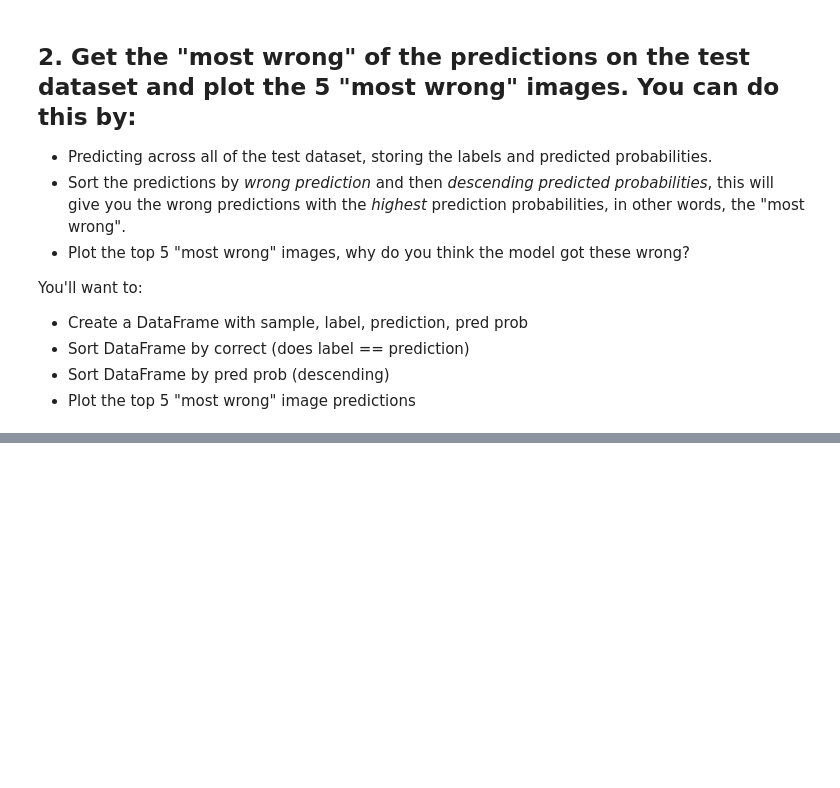
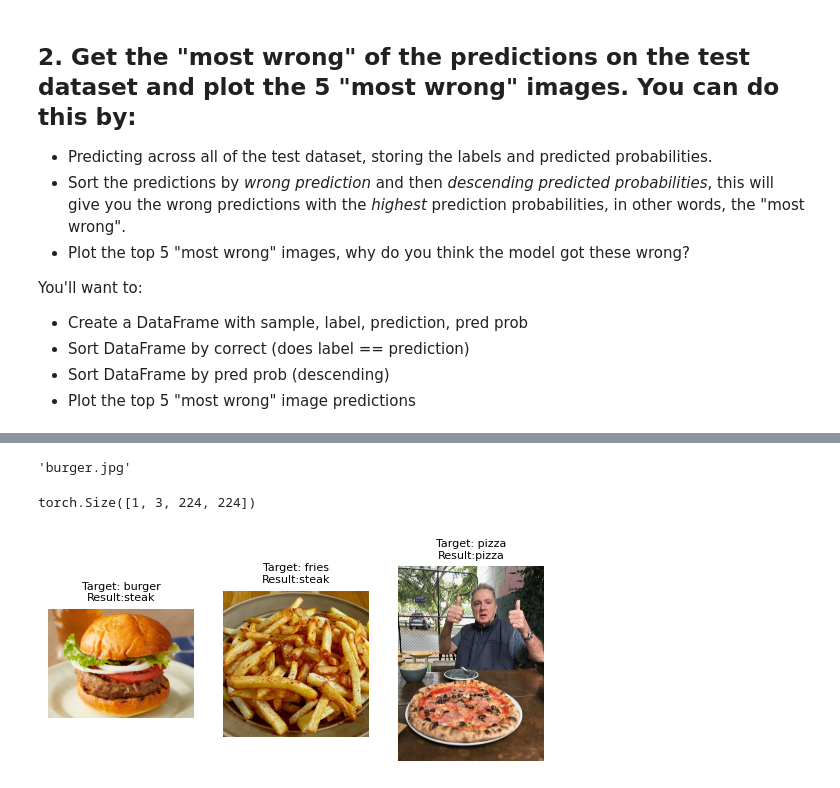
Before and after one commit to mchojna/pytorch-course, a Jupyter notebook: 06_pytorch_transfer_learning_exercises/06_pytorch_transfer_learning_exercises.ipynb, the cells around one changed output, grey strips where cells are left out. Cells and saved outputs as stored; diff of their text form; code cells hidden in the pictures; blank space fills up the shorter version.

```diff
--- a/06_pytorch_transfer_learning_exercises/06_pytorch_transfer_learning_exercises.ipynb
+++ b/06_pytorch_transfer_learning_exercises/06_pytorch_transfer_learning_exercises.ipynb
@@ -237,0 +443,39 @@ fig, ax = plot_confusion_matrix(
+# %%
+from PIL import Image
+
+images = [
+    Image.open(file) for file in [
+        "burger.jpg", "fries.jpg", "pizza.jpeg"
+    ]
+]
+# %%
+images[0].filename
+# %% [output]
+'burger.jpg'
+# %%
+transformed_images = [
+    simple_transform(image).unsqueeze(dim=0) for image in images
+]
+# %%
+transformed_images[0].shape
+# %% [output]
+torch.Size([1, 3, 224, 224])
+# %%
+model_0.eval()
+with torch.inference_mode():
+    results = [
+        class_names[torch.argmax(torch.softmax(model_0(transformed_image.to(device)), dim=1), dim=1)]
+        for transformed_image in transformed_images
+    ]
+# %%
+for i in range(len(results)):
+    plt.subplot(1, 3, i+1)
+    plt.imshow(images[i])
+    plt.title(
+        f"Target: {images[i].filename.split('.')[0]}\nResult:{results[i]}",
+        fontsize=8
+    )
+    plt.axis(False)
+plt.show()
+# %% [output]
+[figure, added]
```
Also changed, not shown: parts of 61 cells of this notebook, 7 other files.
